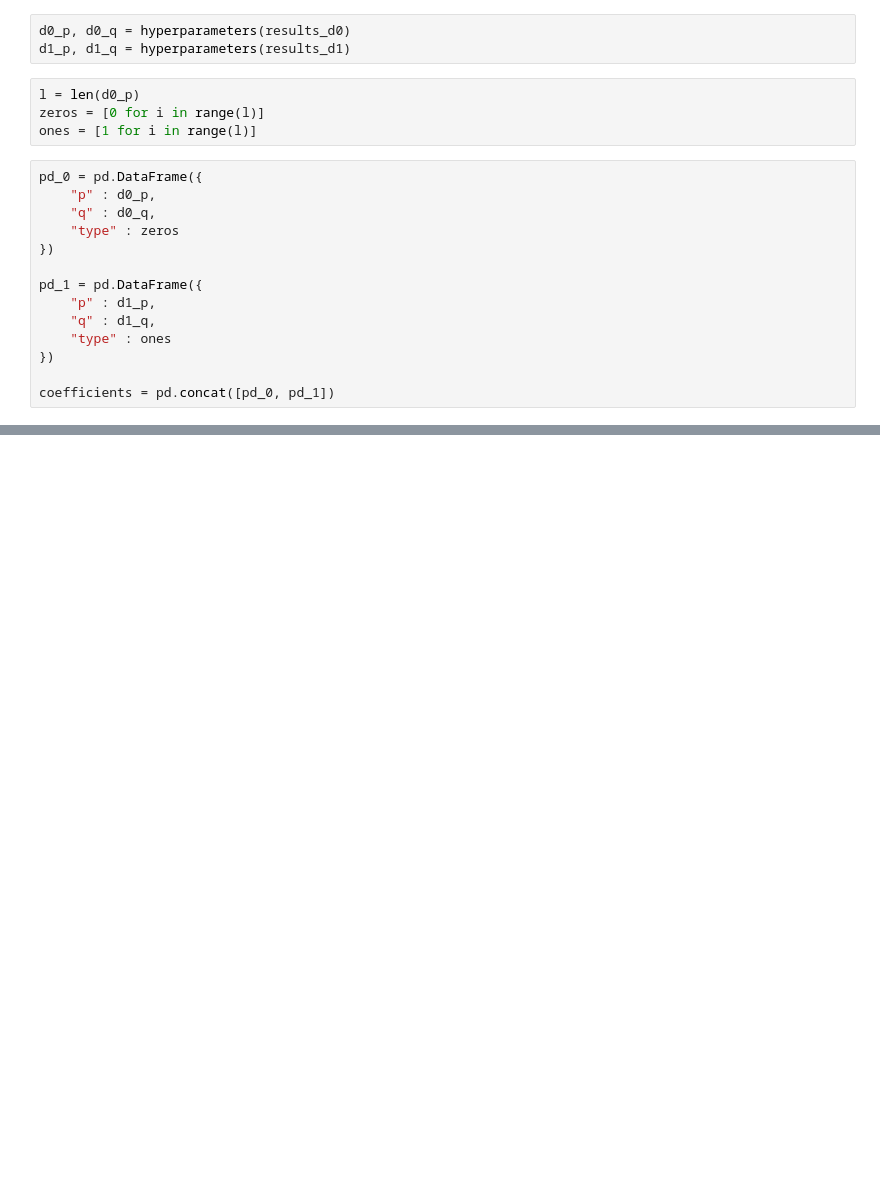
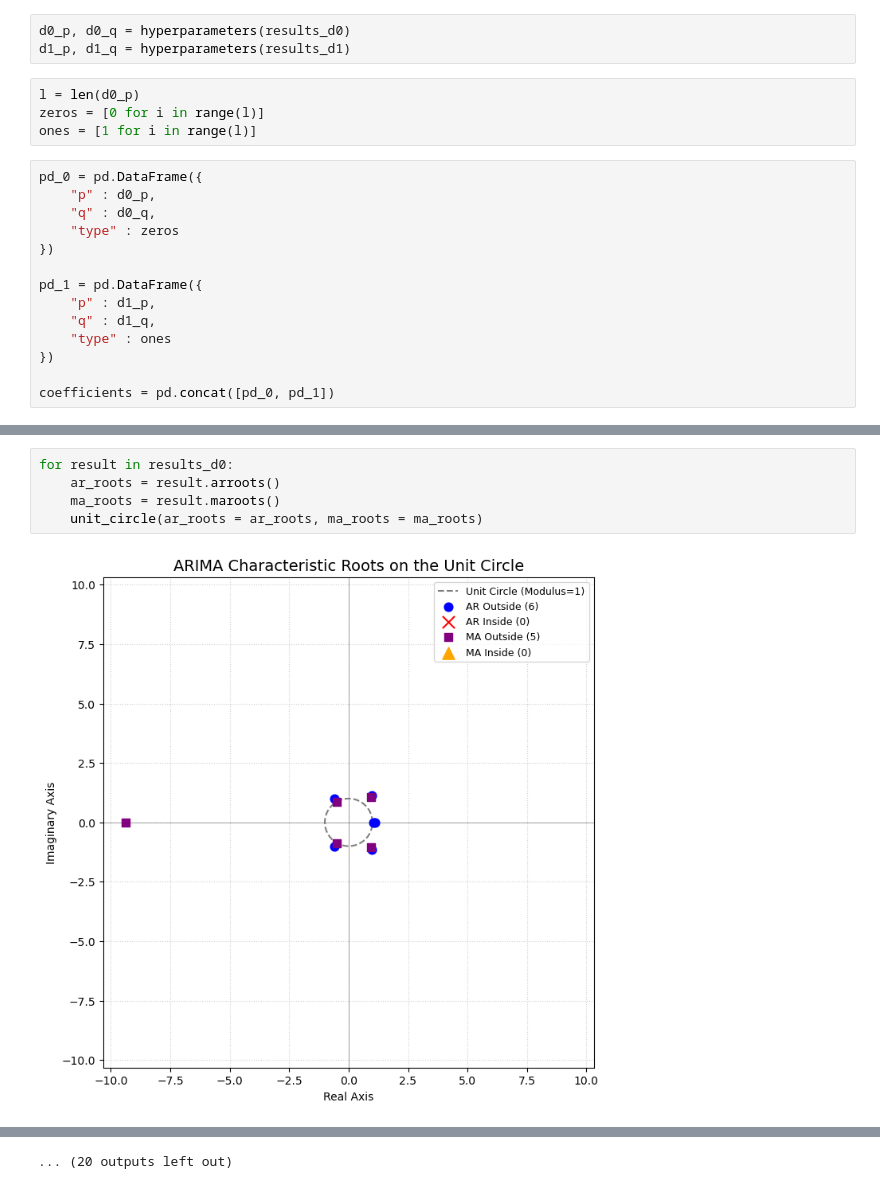
Before and after one commit to LuisDogo/Hypoglycemia_Prediction, a Jupyter notebook: notebooks/hyndman-khandakr.ipynb, the cells around one changed output, grey strips where cells are left out. Drawn from its saved outputs; the diff is of its cells as text; blank space fills up the shorter version.

Commit message:
unit circles

```diff
--- a/notebooks/hyndman-khandakr.ipynb
+++ b/notebooks/hyndman-khandakr.ipynb
@@ -188,0 +278,7 @@ plt.plot()
+# %%
+for result in results_d0:
+    ar_roots = result.arroots()
+    ma_roots = result.maroots()
+    unit_circle(ar_roots = ar_roots, ma_roots = ma_roots)
+# %% [output]
+[figure, added]
@@ -188,0 +298 @@ plt.plot()
+... (20 outputs left out)
```
Also changed, not shown: parts of 6 cells of this notebook.
